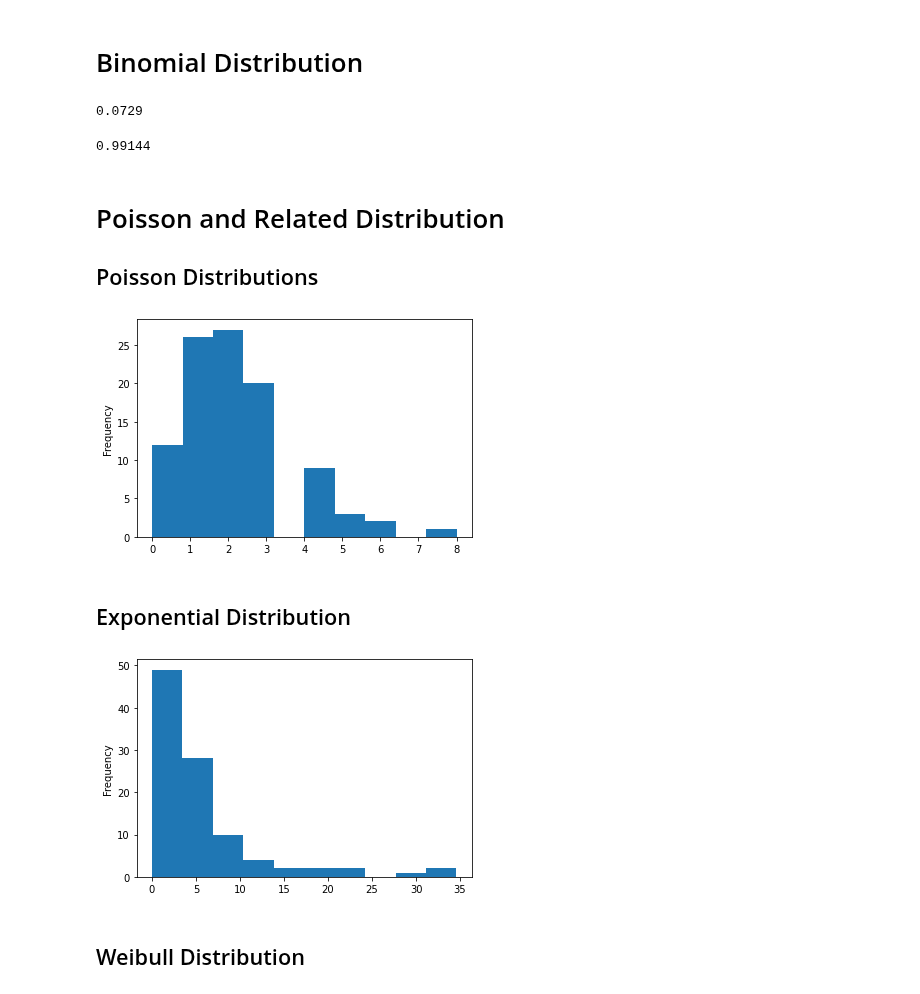
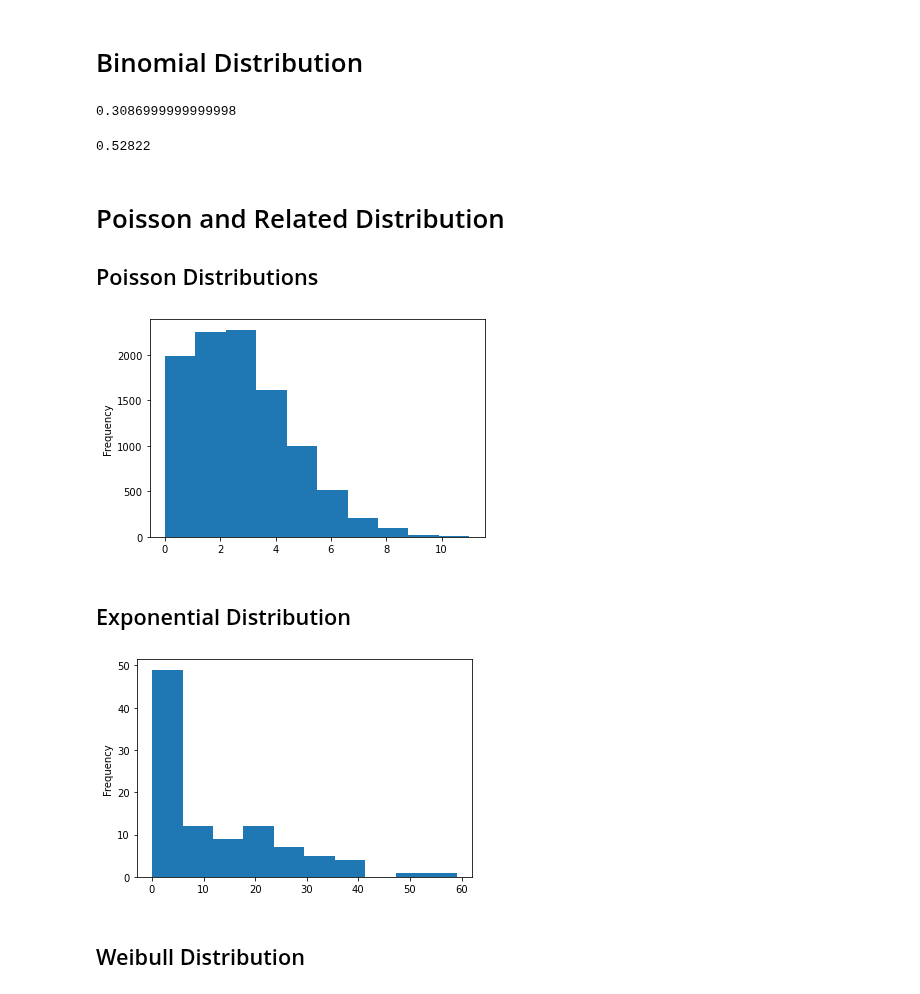
Before and after one commit to gedeck/practical-statistics-for-data-scientists, a Jupyter notebook: python/notebooks/Chapter 2 - Data and sampling distributions.ipynb, the cells around one changed output. Saved outputs shown, nothing was run; the diff lists cells and outputs as text; code cells hidden in the pictures.

```diff
--- a/python/notebooks/Chapter 2 - Data and sampling distributions.ipynb
+++ b/python/notebooks/Chapter 2 - Data and sampling distributions.ipynb
@@ -223,32 +246,32 @@ plt.show()
 # %% [markdown]
 # Binomial Distribution
 # %%
-print(stats.binom.pmf(2, n=5, p=0.1))
+print(stats.binom.pmf(2, n=5, p=0.3))
 # %% [output]
-0.0729
+0.3086999999999998
 # %%
-print(stats.binom.cdf(2, n=5, p=0.1))
+print(stats.binom.cdf(1, n=5, p=0.3))
 # %% [output]
-0.99144
+0.52822
 # %% [markdown]
 # Poisson and Related Distribution
 ## Poisson Distributions
 # %%
-sample = stats.poisson.rvs(2, size=100)
+sample = stats.poisson.rvs(3, size=10000)
 
 pd.Series(sample).plot.hist()
 plt.show()
 # %% [output]
-[figure, old version]
+[figure, new version]
 # %% [markdown]
 ## Exponential Distribution
 # %%
-sample = stats.expon.rvs(scale=5, size=100)
+sample = stats.expon.rvs(scale=10, size=100)
 
 pd.Series(sample).plot.hist()
 plt.show()
 # %% [output]
-[figure, old version]
+[figure, new version]
 # %% [markdown]
 ##  Weibull Distribution
 # %%
```
Also changed, not shown: parts of 9 cells of this notebook, 1 other file.
